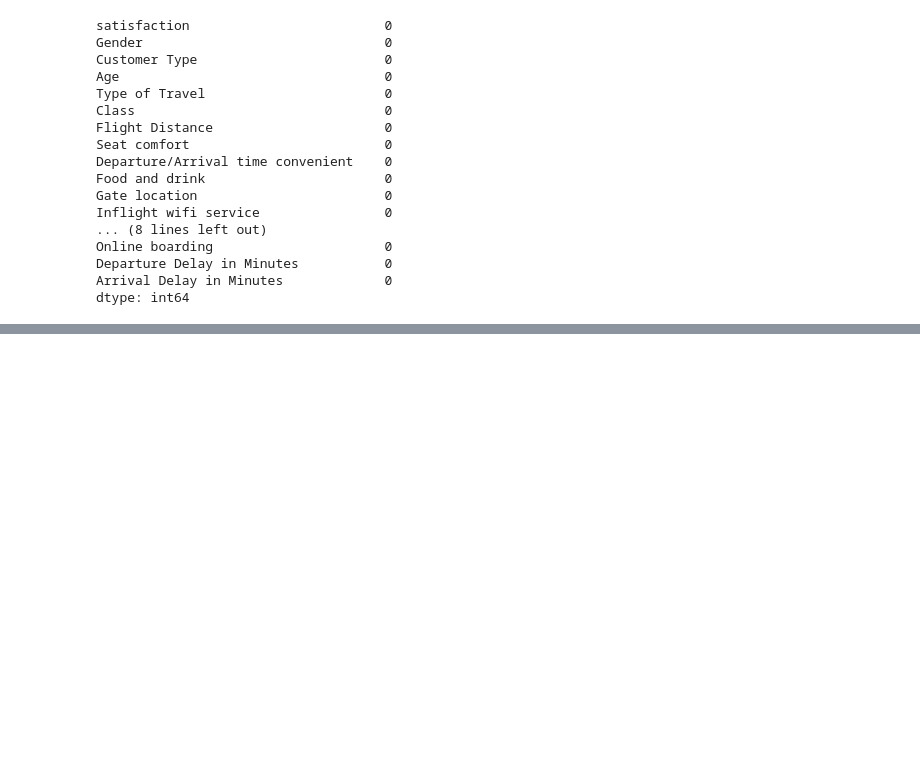
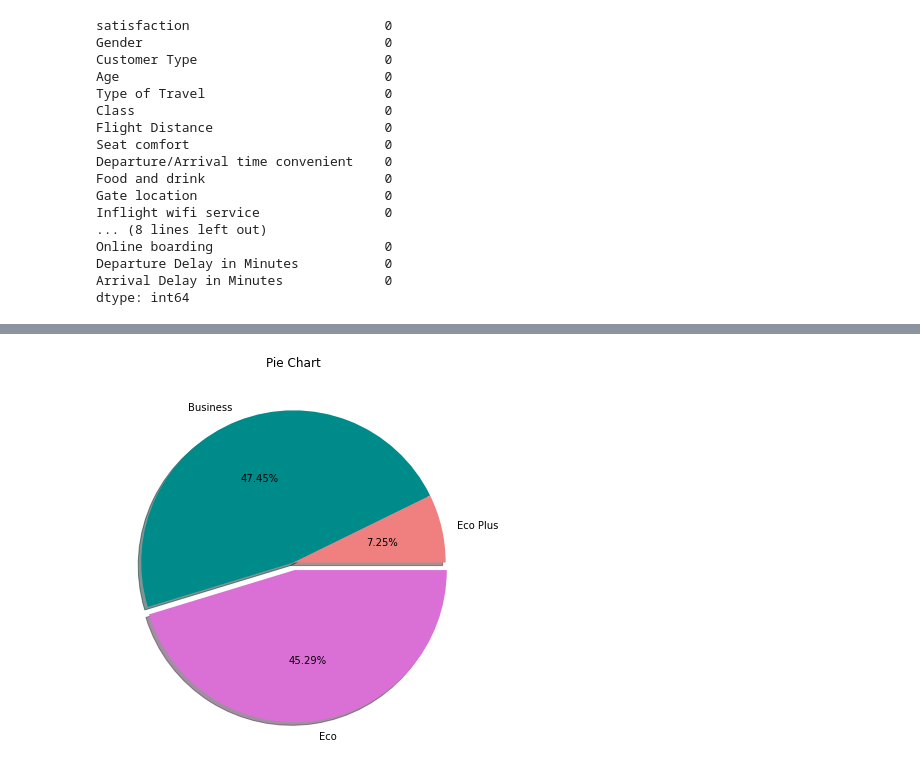
Before and after one commit to humerasd/data-science, a Jupyter notebook: airlines/code/Airlines-data_preprocessing.ipynb, the cells around one changed output, grey strips where cells are left out. Drawn from its saved outputs; the diff is of its cells as text; code cells hidden in the pictures; blank space fills up the shorter version.

```diff
--- a/airlines/code/Airlines-data_preprocessing.ipynb
+++ b/airlines/code/Airlines-data_preprocessing.ipynb
@@ -151,0 +231,10 @@ dtype: int64
+# %%
+Q1 = data['Flight Distance'].quantile(0.25)
+Q3 = data['Flight Distance'].quantile(0.75)
+IQR = Q3 -Q1
+print('Q1 of Flight Distance= ', Q1)
+print('Q3 of Flight Distance = ', Q3)
+print('IQR of Flight Distance = ', IQR)
+lower_whisker_Distance =Q1 -1.5*IQR
+upper_whisker_Distance = Q3 + 1.5*IQR
+print('lower_whisker of Flight Distance = ', lower_whisker_Distance, 'upper_whisker of Flight Distance= ', upper_whisker_Distance)
@@ -151,0 +246,10 @@ dtype: int64
+# %%
+Q1 = data['On-board service'].quantile(0.25)
+Q3 = data['On-board service'].quantile(0.75)
+IQR = Q3 -Q1
+print('Q1 of On-board service= ', Q1)
+print('Q3 of On-board service = ', Q3)
+print('IQR of On-board service = ', IQR)
+lower_whisker_Service =Q1 -1.5*IQR
+upper_whisker_Service = Q3 + 1.5*IQR
+print('lower_whisker of On-board service = ', lower_whisker_Service, 'upper_whisker of On-board service= ', upper_whisker_Service)
@@ -151,0 +261,6 @@ dtype: int64
+# %%
+data = data[data['Arrival Delay in Minutes']<upper_whisker_Arrival]
+data = data[data['Checkin service']<upper_whisker_Checkin]
+data = data[data['Departure Delay in Minutes']<upper_whisker_Departure]
+data =data[data['Flight Distance']<upper_whisker_Distance]
+data =data[data['On-board service']<upper_whisker_Service]
@@ -151,0 +322,21 @@ dtype: int64
+# %%
+#PIE CHART
+
+class1 = data.loc[data["Class"]=="Eco"].count()[0]
+
+class2 = data.loc[data["Class"]=="Business"].count()[0]
+
+class3 = data.loc[data["Class"]=="Eco Plus"].count()[0]
+
+fig = plt.figure(figsize=(25,7))
+labels= ['Eco','Business','Eco Plus']
+colors= ['orchid','darkcyan','lightcoral']
+exp=(0.05,0,0)
+
+plt.pie([class1,class2,class3],labels=labels,colors=colors,explode=exp,autopct='%1.2f%%',
+        counterclock=False, shadow=True)
+plt.title("Pie Chart")
+
+plt.show()
+# %% [output]
+[figure, added]
```
Also changed, not shown: parts of 12 cells of this notebook.
